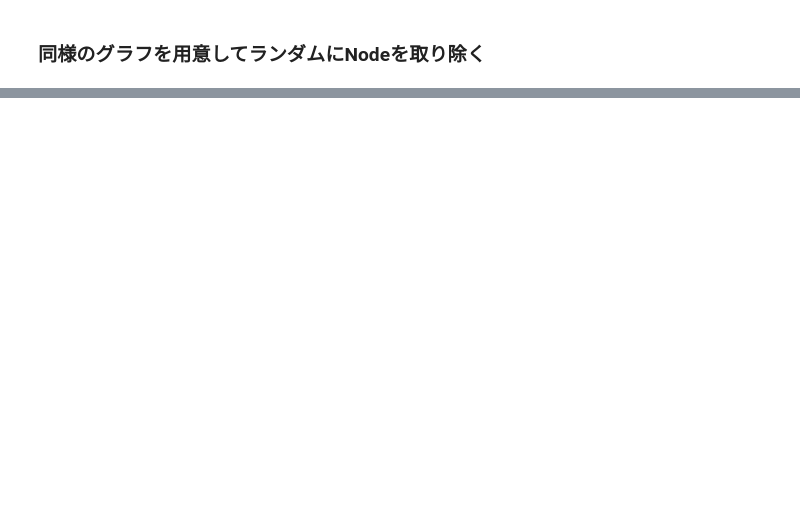
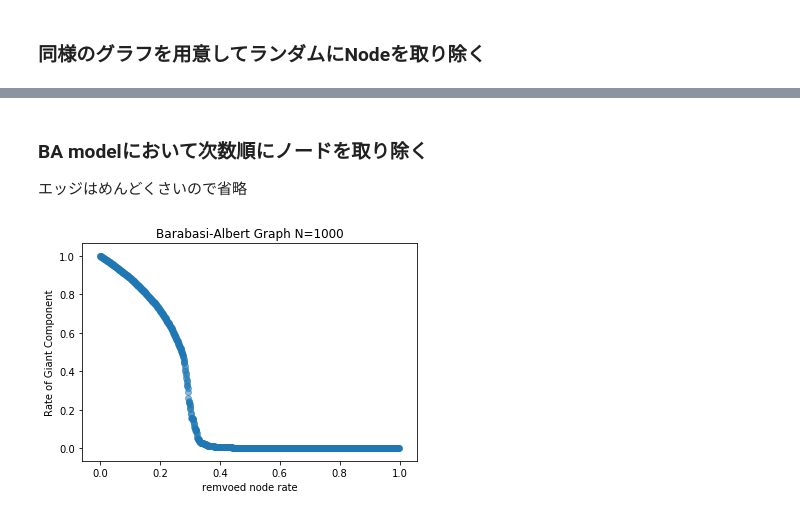
Before and after one commit to MasakiChujo/NetworkScience, a Jupyter notebook: networkx4_percolation.ipynb, the cells around one changed output, grey strips where cells are left out. Saved outputs shown, nothing was run; the diff lists cells and outputs as text; code cells hidden in the pictures; blank space fills up the shorter version.

```diff
--- a/networkx4_percolation.ipynb
+++ b/networkx4_percolation.ipynb
@@ -169,0 +246,46 @@ plt.show()
+# %% [markdown]
+### BA modelにおいて次数順にノードを取り除く
+エッジはめんどくさいので省略
+# %%
+pval=np.array([])
+gcc_size=np.array([])
+G=nx.barabasi_albert_graph(1000,4)
+G_N=G.number_of_nodes()
+G_M=G.number_of_edges()
+loop=5
+for p in range(loop):
+    if(p==0):
+        for i in range(G.number_of_edges()):
+            degree_list=np.array([])
+            nodes_list=list(G)
+            for j in range(len(nodes_list)):
+                degree_list=np.append(degree_list,G.degree[nodes_list[j]])
+            max_node=np.argmax(degree_list)
+            G.remove_node(nodes_list[max_node])
+            Gcc = sorted(nx.connected_component_subgraphs(G), key=len, reverse=True)
+            pval=np.append(pval,i/G_N/loop)
+            con_nodes=float(Gcc[0].number_of_nodes())
+            gcc_size=np.append(gcc_size,[con_nodes/G_N/loop])
+            if(G.number_of_nodes()==1):break
+    else:
+        G=nx.barabasi_albert_graph(1000,4)
+        for i in range(G.number_of_edges()):
+            degree_list=np.array([])
+            nodes_list=list(G)
+            for j in range(len(nodes_list)):
+                degree_list=np.append(degree_list,G.degree[nodes_list[j]])
+            max_node=np.argmax(degree_list)
+            G.remove_node(nodes_list[max_node])
+            Gcc = sorted(nx.connected_component_subgraphs(G), key=len, reverse=True)
+            pval[i]+=i/G_N/loop
+            con_nodes=float(Gcc[0].number_of_nodes())
+            gcc_size[i]+=[con_nodes/G_N/loop]
+            if(G.number_of_nodes()==1):break
+
+plt.title('Barabasi-Albert Graph N='+str(G_N))
+plt.ylabel('Rate of Giant Component')
+plt.xlabel('remvoed node rate')
+plt.scatter(pval,gcc_size,alpha=0.5)
+plt.show()
+# %% [output]
+[figure, added]
```
Also changed, not shown: parts of 8 cells of this notebook.
